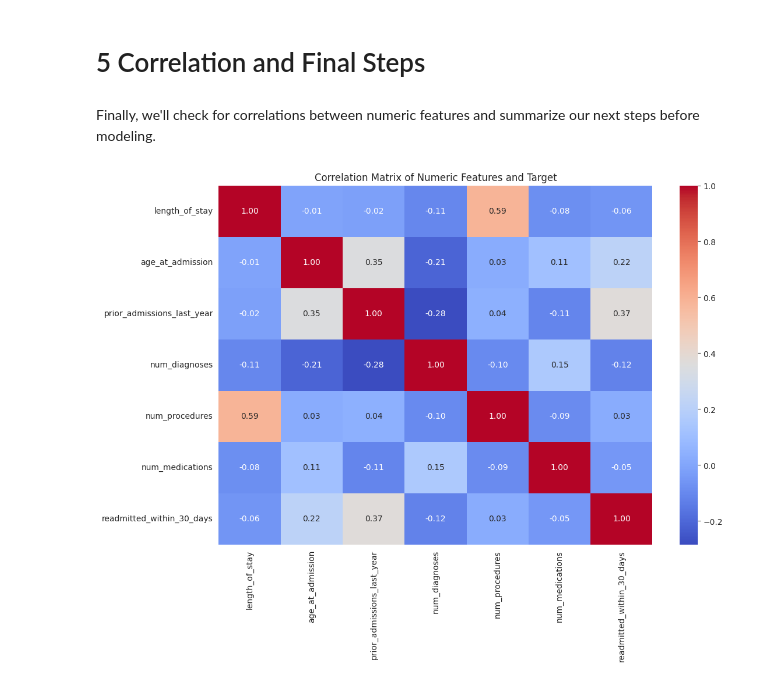
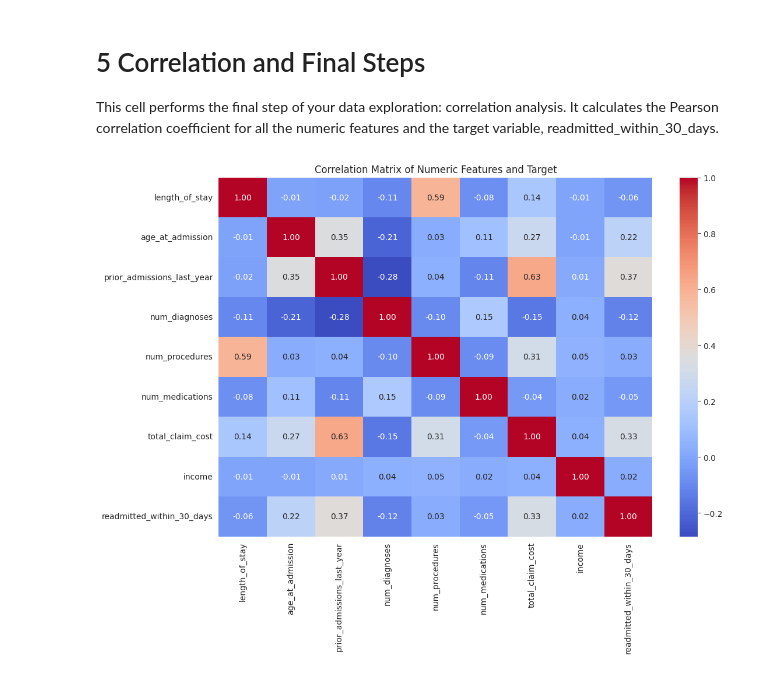
Before and after one commit to ca34525/TexasReadmissionRiskAPI, a Jupyter notebook: notebooks/4 EDA.ipynb, the cells around one changed output. Cells and saved outputs as stored; diff of their text form; code cells hidden in the pictures.

```diff
--- a/notebooks/4 EDA.ipynb
+++ b/notebooks/4 EDA.ipynb
@@ -6,6 +6,7 @@ Here, we'll import the necessary libraries and set up our file paths and plottin
 import pandas as pd
 import numpy as np
 import matplotlib.pyplot as plt
+import matplotlib.cm as cm
 import seaborn as sns
 from pathlib import Path
 
@@ -15,4 +16,10 @@ DATA_FILE = OUTPUT_DIR / "readmissions_dataset.parquet"
 
 # --- Plotting Style ---
 sns.set_style("whitegrid")
-plt.rcParams['figure.figsize'] = (10, 6)
+plt.rcParams['figure.figsize'] = (12, 7) # Adjusted for better readability
+
+# --- Load Data ---
+df = pd.read_parquet(DATA_FILE)
+
+print(f"Dataset loaded with {df.shape[0]:,} rows and {df.shape[1]} columns.")
+display(df.head())
@@ -154,13 +237,20 @@ for col in categorical_features:
 # %% [markdown]
 # 5 Correlation and Final Steps
+This cell performs the final step of your data exploration: correlation analysis.  It calculates the Pearson correlation coefficient for all the numeric features and the target variable, readmitted_within_30_days.
-# %% [markdown]
-Finally, we'll check for correlations between numeric features and summarize our next steps before modeling.
 # %%
-# --- Correlation Analysis ---
+numeric_features = [
+    'length_of_stay', 'age_at_admission', 'prior_admissions_last_year',
+    'num_diagnoses', 'num_procedures', 'num_medications',
+    'total_claim_cost', 'income'
+]
+
+# Create a list of all features for the correlation matrix, including the target
+all_features_for_corr = numeric_features + ['readmitted_within_30_days']
+
 plt.figure(figsize=(12, 8))
-corr = df[numeric_features + ['readmitted_within_30_days']].corr()
+corr = df[all_features_for_corr].corr()
 sns.heatmap(corr, annot=True, cmap='coolwarm', fmt='.2f')
 plt.title('Correlation Matrix of Numeric Features and Target')
 plt.show()
 # %% [output]
-[figure, old version]
+[figure, new version]
```
Also changed, not shown: parts of 18 cells of this notebook.
